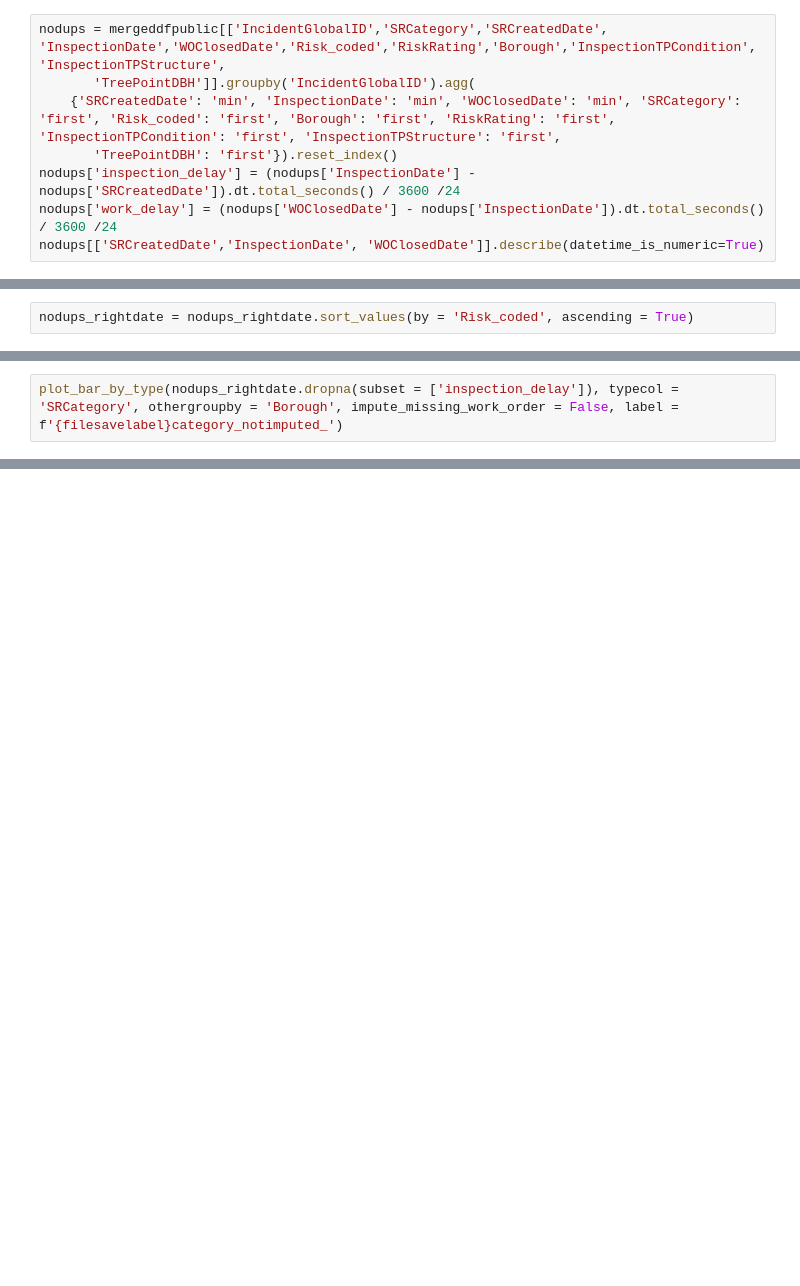
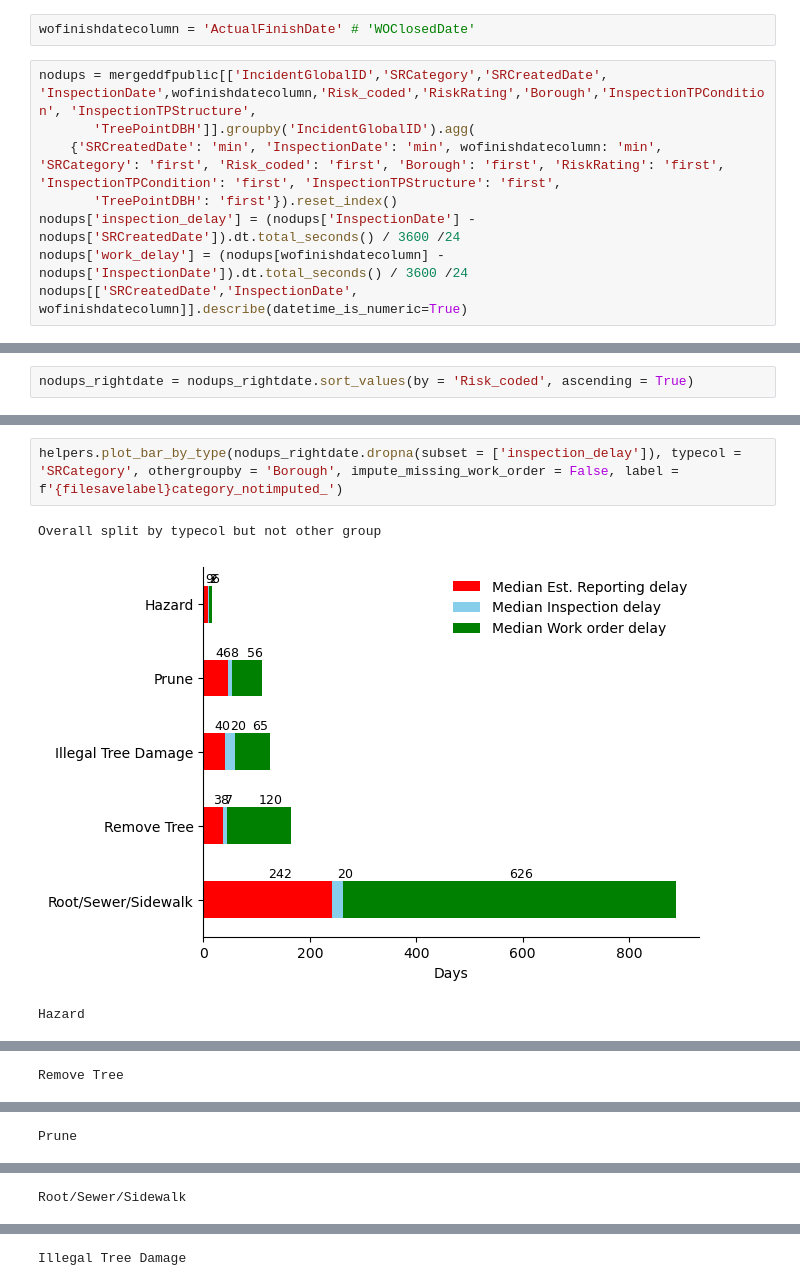
Before and after one commit to xingyao518/spatial_underreporting_crowdsourcing, a Jupyter notebook: nyc/impact_analysis/impact_analysis_justinspected_category.ipynb, the cells around one changed output, grey strips where cells are left out. Saved outputs shown, nothing was run; the diff lists cells and outputs as text; blank space fills up the shorter version.

```diff
--- a/nyc/impact_analysis/impact_analysis_justinspected_category.ipynb
+++ b/nyc/impact_analysis/impact_analysis_justinspected_category.ipynb
@@ -68,11 +175,13 @@ Ok, we have a good model of reporting delays, we can apply it to all the public
 # Delay analysis final data preparation
 # %% [markdown]
 First, combine multiple reports of the same incident so that I have one row per unique incident. Take first inspection and report date as the right date.
+# %%
+wofinishdatecolumn = 'ActualFinishDate' # 'WOClosedDate'
 # %%
-nodups = mergeddfpublic[['IncidentGlobalID','SRCategory','SRCreatedDate', 'InspectionDate','WOClosedDate','Risk_coded','RiskRating','Borough','InspectionTPCondition', 'InspectionTPStructure',
+nodups = mergeddfpublic[['IncidentGlobalID','SRCategory','SRCreatedDate', 'InspectionDate',wofinishdatecolumn,'Risk_coded','RiskRating','Borough','InspectionTPCondition', 'InspectionTPStructure',
        'TreePointDBH']].groupby('IncidentGlobalID').agg(
-    {'SRCreatedDate': 'min', 'InspectionDate': 'min', 'WOClosedDate': 'min', 'SRCategory': 'first', 'Risk_coded': 'first', 'Borough': 'first', 'RiskRating': 'first', 'InspectionTPCondition': 'first', 'InspectionTPStructure': 'first',
+    {'SRCreatedDate': 'min', 'InspectionDate': 'min', wofinishdatecolumn: 'min', 'SRCategory': 'first', 'Risk_coded': 'first', 'Borough': 'first', 'RiskRating': 'first', 'InspectionTPCondition': 'first', 'InspectionTPStructure': 'first',
        'TreePointDBH': 'first'}).reset_index()
 nodups['inspection_delay'] = (nodups['InspectionDate'] - nodups['SRCreatedDate']).dt.total_seconds() / 3600 /24
-nodups['work_delay'] = (nodups['WOClosedDate'] - nodups['InspectionDate']).dt.total_seconds() / 3600 /24
-nodups[['SRCreatedDate','InspectionDate', 'WOClosedDate']].describe(datetime_is_numeric=True)
+nodups['work_delay'] = (nodups[wofinishdatecolumn] - nodups['InspectionDate']).dt.total_seconds() / 3600 /24
+nodups[['SRCreatedDate','InspectionDate', wofinishdatecolumn]].describe(datetime_is_numeric=True)
@@ -128,2 +330,6 @@ nodups_rightdate = nodups_rightdate.sort_values(by = 'Risk_coded', ascending = T
 # %%
-plot_bar_by_type(nodups_rightdate.dropna(subset = ['inspection_delay']), typecol = 'SRCategory', othergroupby = 'Borough', impute_missing_work_order = False, label = f'{filesavelabel}category_notimputed_')
+helpers.plot_bar_by_type(nodups_rightdate.dropna(subset = ['inspection_delay']), typecol = 'SRCategory', othergroupby = 'Borough', impute_missing_work_order = False, label = f'{filesavelabel}category_notimputed_')
+# %% [output]
+Overall split by typecol but not other group
+[figure, added]
+Hazard
@@ -129,0 +337 @@ plot_bar_by_type(nodups_rightdate.dropna(subset = ['inspection_delay']), typecol
+Remove Tree
@@ -129,0 +339 @@ plot_bar_by_type(nodups_rightdate.dropna(subset = ['inspection_delay']), typecol
+Prune
@@ -129,0 +341 @@ plot_bar_by_type(nodups_rightdate.dropna(subset = ['inspection_delay']), typecol
+Root/Sewer/Sidewalk
@@ -129,0 +343 @@ plot_bar_by_type(nodups_rightdate.dropna(subset = ['inspection_delay']), typecol
+Illegal Tree Damage
```
Also changed, not shown: parts of 16 cells of this notebook, 5 other files.
